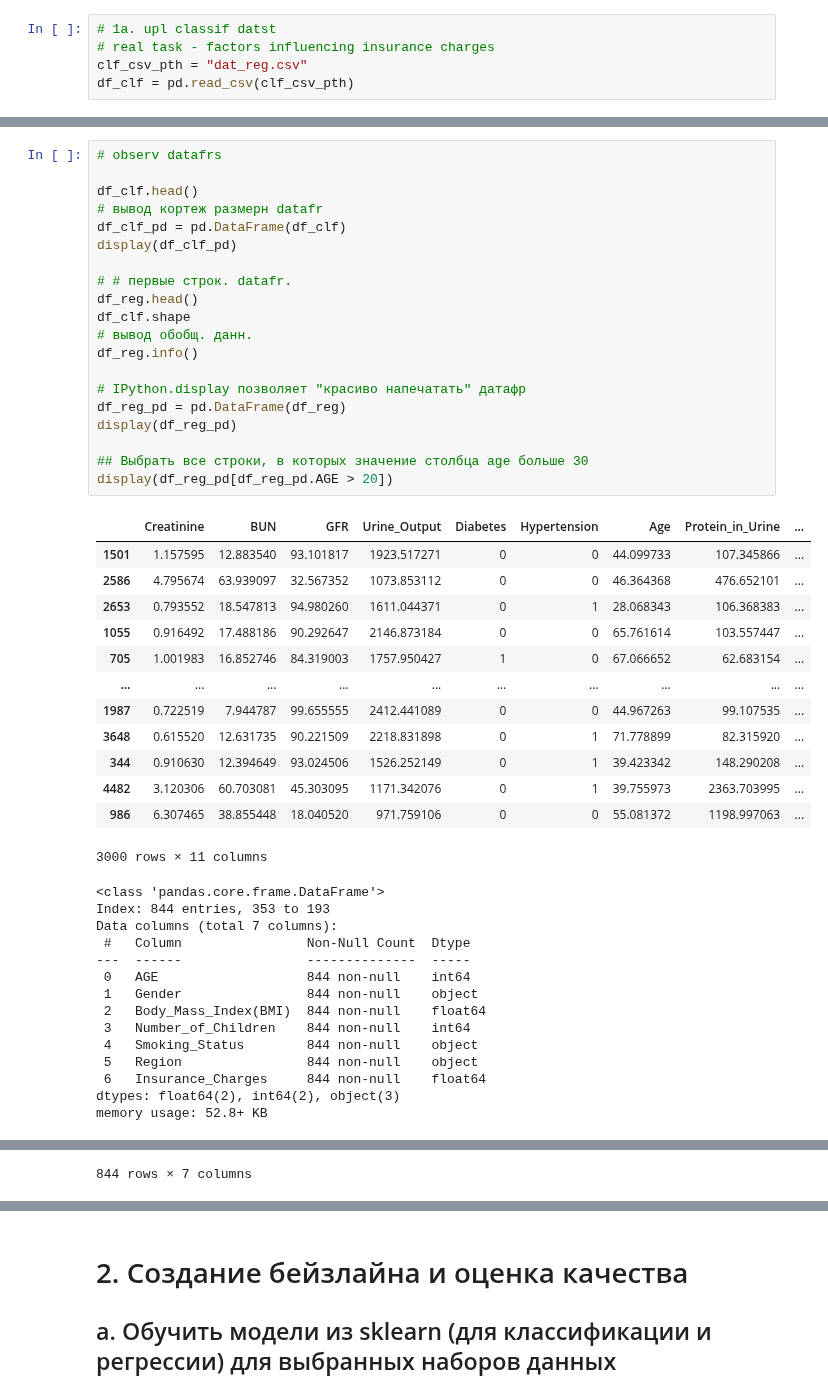
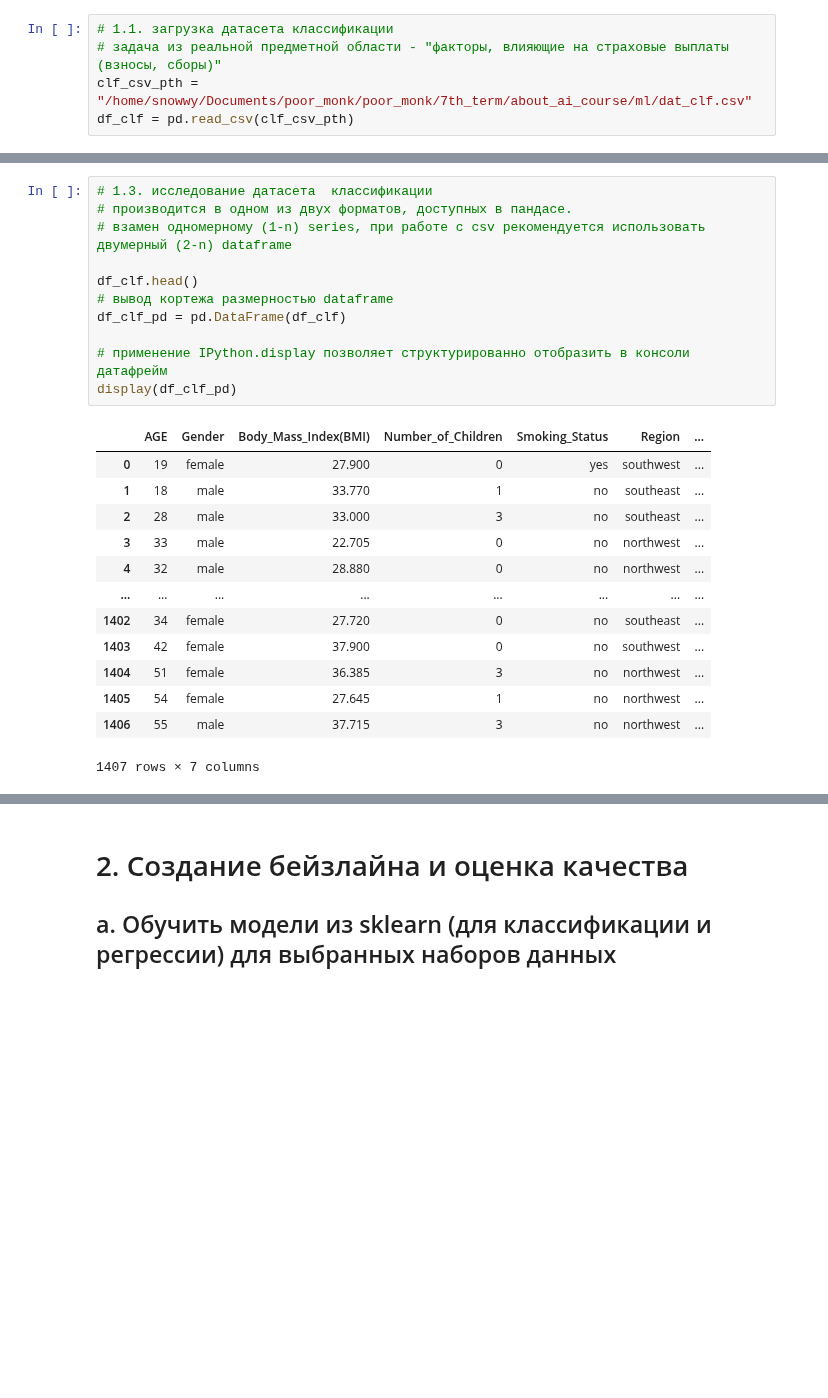
Before and after one commit to box1t/poor_monk, a Jupyter notebook: 7th_term/about_ai_course/ml/2_lab.ipynb, the cells around one changed output, grey strips where cells are left out. Cells and saved outputs as stored; diff of their text form; blank space fills up the shorter version.

```diff
--- a/7th_term/about_ai_course/ml/2_lab.ipynb
+++ b/7th_term/about_ai_course/ml/2_lab.ipynb
@@ -56,8 +68,8 @@ import pandas as pd
 import numpy as np
 import matplotlib.pyplot as plt
 # %%
-# 1a. upl classif datst
-# real task - factors influencing insurance charges
-clf_csv_pth = "dat_reg.csv"
+# 1.1. загрузка датасета классификации
+# задача из реальной предметной области - "факторы, влияющие на страховые выплаты (взносы, сборы)"
+clf_csv_pth = "/home/snowwy/Documents/poor_monk/poor_monk/7th_term/about_ai_course/ml/dat_clf.csv"
 df_clf = pd.read_csv(clf_csv_pth)
 # %%
@@ -67,49 +79,26 @@ reg_csv_pth = "dat_cl.csv"
 df_reg = pd.read_csv(reg_csv_pth)
 # %%
-# observ datafrs
+# 1.3. исследование датасета  классификации
+# производится в одном из двух форматов, доступных в пандасе.
+# взамен одномерному (1-n) series, при работе с csv рекомендуется использовать двумерный (2-n) dataframe
 
 df_clf.head()
-# вывод кортеж размерн datafr
+# вывод кортежа размерностью dataframe
 df_clf_pd = pd.DataFrame(df_clf)
+
+# применение IPython.display позволяет структурированно отобразить в консоли датафрейм
 display(df_clf_pd)
-
-# # первые строк. datafr.
-df_reg.head()
-df_clf.shape
-# вывод обобщ. данн.
-df_reg.info()
-
-# IPython.display позволяет "красиво напечатать" датафр
-df_reg_pd = pd.DataFrame(df_reg)
-display(df_reg_pd)
-
-## Выбрать все строки, в которых значение столбца age больше 30
-display(df_reg_pd[df_reg_pd.AGE > 20])
 # %% [output]
-|  | Creatinine | BUN | GFR | Urine_Output | Diabetes | Hypertension | Age | Protein_in_Urine | ... |
-| 1501 | 1.157595 | 12.883540 | 93.101817 | 1923.517271 | 0 | 0 | 44.099733 | 107.345866 | ... |
-| 2586 | 4.795674 | 63.939097 | 32.567352 | 1073.853112 | 0 | 0 | 46.364368 | 476.652101 | ... |
-| 2653 | 0.793552 | 18.547813 | 94.980260 | 1611.044371 | 0 | 1 | 28.068343 | 106.368383 | ... |
-| 1055 | 0.916492 | 17.488186 | 90.292647 | 2146.873184 | 0 | 0 | 65.761614 | 103.557447 | ... |
-| 705 | 1.001983 | 16.852746 | 84.319003 | 1757.950427 | 1 | 0 | 67.066652 | 62.683154 | ... |
-| ... | ... | ... | ... | ... | ... | ... | ... | ... | ... |
-| 1987 | 0.722519 | 7.944787 | 99.655555 | 2412.441089 | 0 | 0 | 44.967263 | 99.107535 | ... |
-| 3648 | 0.615520 | 12.631735 | 90.221509 | 2218.831898 | 0 | 1 | 71.778899 | 82.315920 | ... |
-| 344 | 0.910630 | 12.394649 | 93.024506 | 1526.252149 | 0 | 1 | 39.423342 | 148.290208 | ... |
-| 4482 | 3.120306 | 60.703081 | 45.303095 | 1171.342076 | 0 | 1 | 39.755973 | 2363.703995 | ... |
-| 986 | 6.307465 | 38.855448 | 18.040520 | 971.759106 | 0 | 0 | 55.081372 | 1198.997063 | ... |
+|  | AGE | Gender | Body_Mass_Index(BMI) | Number_of_Children | Smoking_Status | Region | ... |
+| 0 | 19 | female | 27.900 | 0 | yes | southwest | ... |
+| 1 | 18 | male | 33.770 | 1 | no | southeast | ... |
+| 2 | 28 | male | 33.000 | 3 | no | southeast | ... |
+| 3 | 33 | male | 22.705 | 0 | no | northwest | ... |
+| 4 | 32 | male | 28.880 | 0 | no | northwest | ... |
+| ... | ... | ... | ... | ... | ... | ... | ... |
+| 1402 | 34 | female | 27.720 | 0 | no | southeast | ... |
+| 1403 | 42 | female | 37.900 | 0 | no | southwest | ... |
+| 1404 | 51 | female | 36.385 | 3 | no | northwest | ... |
+| 1405 | 54 | female | 27.645 | 1 | no | northwest | ... |
+| 1406 | 55 | male | 37.715 | 3 | no | northwest | ... |
-3000 rows × 11 columns
+1407 rows × 7 columns
-<class 'pandas.core.frame.DataFrame'>
-Index: 844 entries, 353 to 193
-Data columns (total 7 columns):
- #   Column                Non-Null Count  Dtype
----  ------                --------------  -----
- 0   AGE                   844 non-null    int64
- 1   Gender                844 non-null    object
- 2   Body_Mass_Index(BMI)  844 non-null    float64
- 3   Number_of_Children    844 non-null    int64
- 4   Smoking_Status        844 non-null    object
- 5   Region                844 non-null    object
- 6   Insurance_Charges     844 non-null    float64
-dtypes: float64(2), int64(2), object(3)
-memory usage: 52.8+ KB
@@ -128 +104,0 @@ memory usage: 52.8+ KB
-844 rows × 7 columns
```
Also changed, not shown: parts of 29 cells of this notebook, 4 other files.
